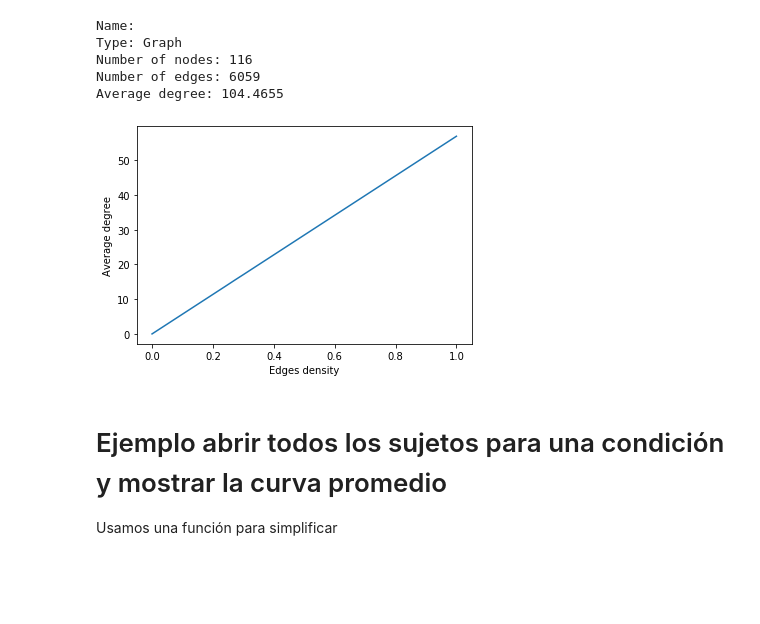
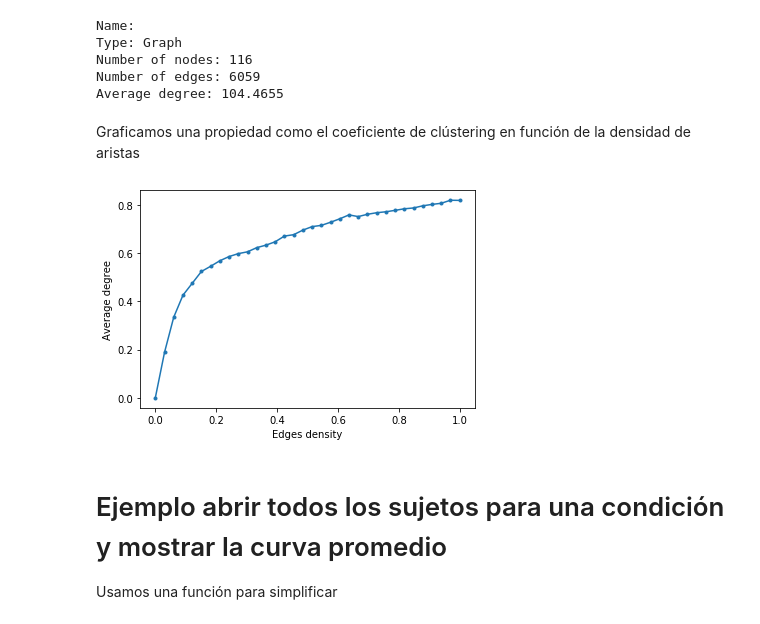
Before and after one commit to jkamienkowski/dmcyt_tp2, a Jupyter notebook: tp2/Tp2_demo.ipynb, the cells around one changed output. Cells and saved outputs as stored; diff of their text form; code cells hidden in the pictures; blank space fills up the shorter version.

```diff
--- a/tp2/Tp2_demo.ipynb
+++ b/tp2/Tp2_demo.ipynb
@@ -65,21 +65,23 @@ Type: Graph
 Number of nodes: 116
 Number of edges: 6059
 Average degree: 104.4655
+# %% [markdown]
+Graficamos una propiedad como el coeficiente de clústering en función de la densidad de aristas
 # %%
 sort_corrs = sorted(df.values.flatten(),reverse=True)
-avg_degree = []
+avg_clustering = []
 ds = np.arange(0,(n*n-n)//2,200)
 for d in ds:
     u = sort_corrs[d]
     G = nx.from_pandas_adjacency(df>=u)
-    avg_degree_ = np.mean([v for n,v in G.degree])
-    avg_degree.append(avg_degree_)
+    avg_clustering_ = nx.average_clustering(G)
+    avg_clustering.append(avg_clustering_)
 
-plt.plot(ds/ds.max(),avg_degree)
+plt.plot(ds/ds.max(),avg_clustering,'.-')
 plt.xlabel('Edges density')
 plt.ylabel('Average degree');
 # %% [output]
-[figure, old version]
+[figure, new version]
 # %% [markdown]
 # Ejemplo abrir todos los sujetos para una condición y mostrar la curva promedio
 
```
